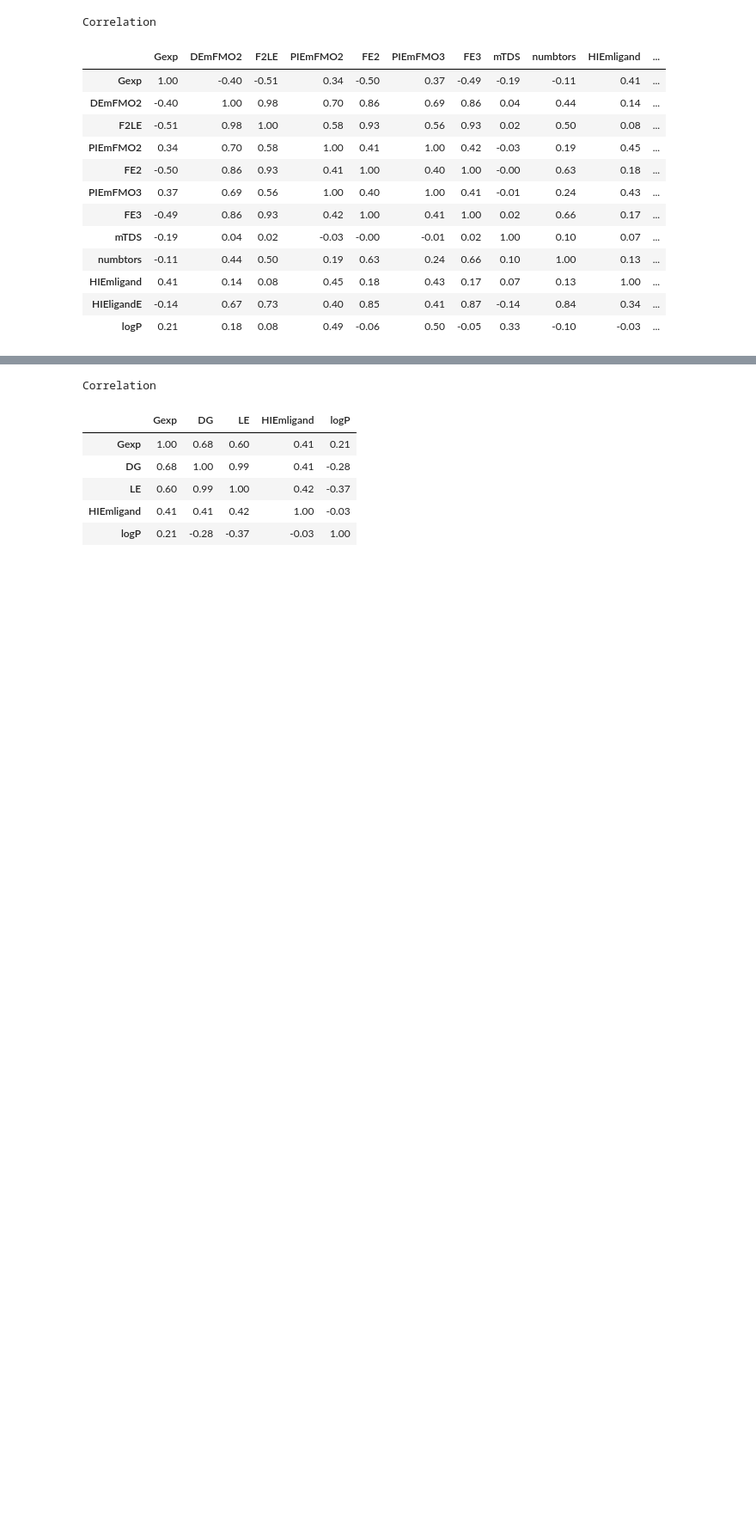
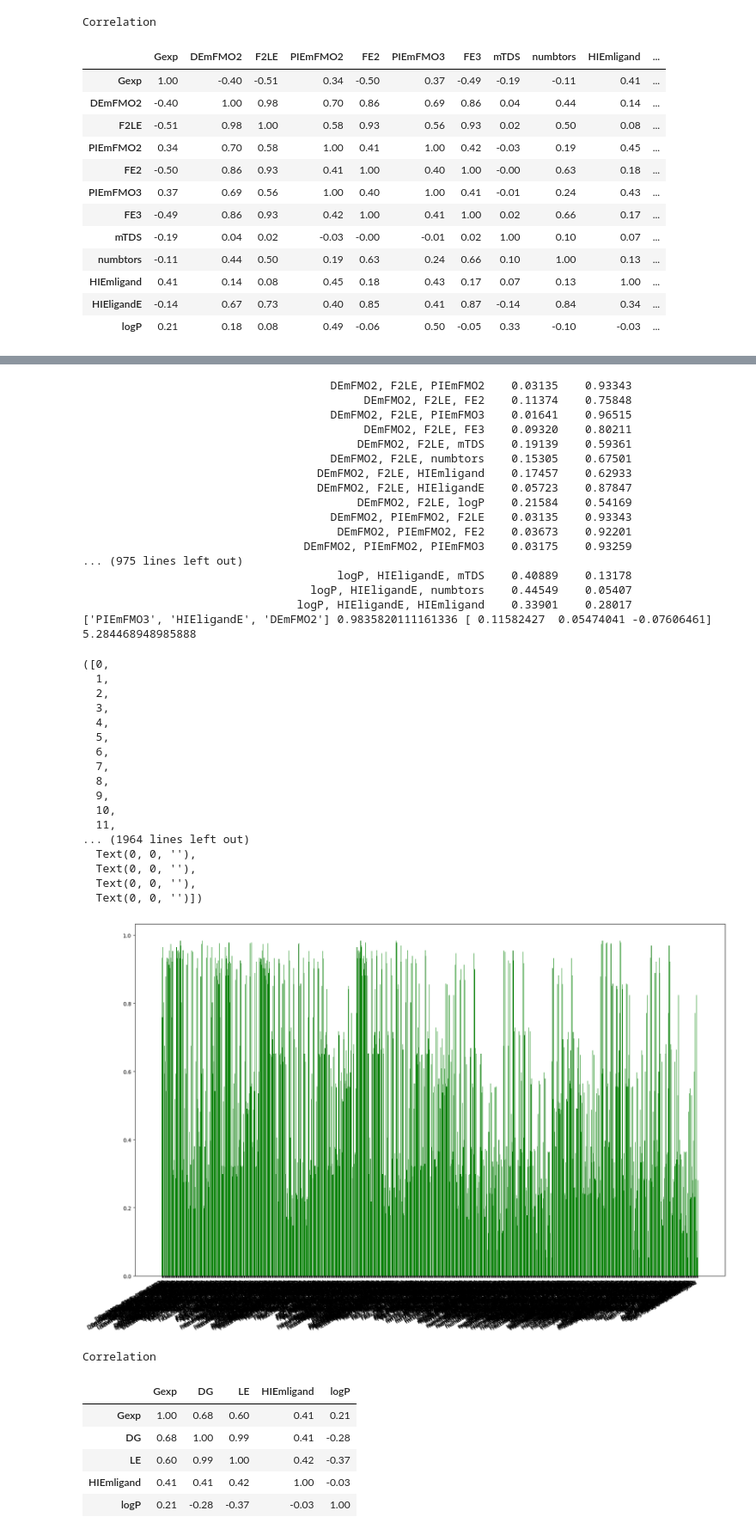
Before and after one commit to lstorchi/formulagenerator, a Jupyter notebook: dataanalysis.ipynb, the cells around one changed output, grey strips where cells are left out. Shown: that part at 86% size. Cells and saved outputs as stored; diff of their text form; code cells hidden in the pictures; blank space fills up the shorter version.

```diff
--- a/dataanalysis.ipynb
+++ b/dataanalysis.ipynb
@@ -184,3 +259,79 @@ MSE:    0.00000 R2:    1.00000
+# %%
+# 3 elements all possible combination
+
+msedict = {}
+r2dict = {}
+
+label = 'Gexp'
+
+set1 = ['DEmFMO2', 'F2LE', 'PIEmFMO2', 'FE2', 'PIEmFMO3', \
+       'FE3', 'mTDS', 'numbtors', 'HIEmligand', 'HIEligandE', 'logP']
+
+
+hr2 = 0.0
+hinter = 0.0
+hcoeff = 0.0
+hfeatlist = None
+
+for f1 in set1:
+    for f2 in set1:
+        if f1 != f2:
+            for f3 in set1:
+                if f3 != f1 and f3 != f2:
+                    featlist = [f1, f2, f3]
+                    y, ypred, regr, mse, r2 = get_lr_model (featlist, label, df1)
+                    xlabel = str(featlist).replace("\'", "").replace("[", "").replace("]", "")
+                    msedict[xlabel] = mse
+                    r2dict[xlabel] = r2
+                    if (r2 > hr2):
+                        hr2 = r2
+                        hinter = regr.intercept_
+                        hcoeff = regr.coef_
+                        hfeatlist = featlist
+
+                    print("%60s %10.5f %10.5f"%(xlabel, mse, r2))
+
+print(hfeatlist, hr2, hcoeff, hinter)
+
+fig, ax = pyplot.subplots(figsize=(20,12))
+ax.bar(r2dict.keys(), r2dict.values(), color='g')
+pyplot.xticks(rotation=30, ha='right')
+# %% [output]
+                                     DEmFMO2, F2LE, PIEmFMO2    0.03135    0.93343
+                                          DEmFMO2, F2LE, FE2    0.11374    0.75848
+                                     DEmFMO2, F2LE, PIEmFMO3    0.01641    0.96515
+                                          DEmFMO2, F2LE, FE3    0.09320    0.80211
+                                         DEmFMO2, F2LE, mTDS    0.19139    0.59361
+                                     DEmFMO2, F2LE, numbtors    0.15305    0.67501
+                                   DEmFMO2, F2LE, HIEmligand    0.17457    0.62933
+                                   DEmFMO2, F2LE, HIEligandE    0.05723    0.87847
+                                         DEmFMO2, F2LE, logP    0.21584    0.54169
+                                     DEmFMO2, PIEmFMO2, F2LE    0.03135    0.93343
+                                      DEmFMO2, PIEmFMO2, FE2    0.03673    0.92201
+                                 DEmFMO2, PIEmFMO2, PIEmFMO3    0.03175    0.93259
+... (975 lines left out)
+                                      logP, HIEligandE, mTDS    0.40889    0.13178
+                                  logP, HIEligandE, numbtors    0.44549    0.05407
+                                logP, HIEligandE, HIEmligand    0.33901    0.28017
+['PIEmFMO3', 'HIEligandE', 'DEmFMO2'] 0.9835820111161336 [ 0.11582427  0.05474041 -0.07606461] 5.284468948985888
+([0,
+  1,
+  2,
+  3,
+  4,
+  5,
+  6,
+  7,
+  8,
+  9,
+  10,
+  11,
+... (1964 lines left out)
+  Text(0, 0, ''),
+  Text(0, 0, ''),
+  Text(0, 0, ''),
+  Text(0, 0, '')])
+[figure, added]
 # %%
 # calculate the correlation matrix
 corr = df2.corr()
```
Also changed, not shown: parts of 4 cells of this notebook.
